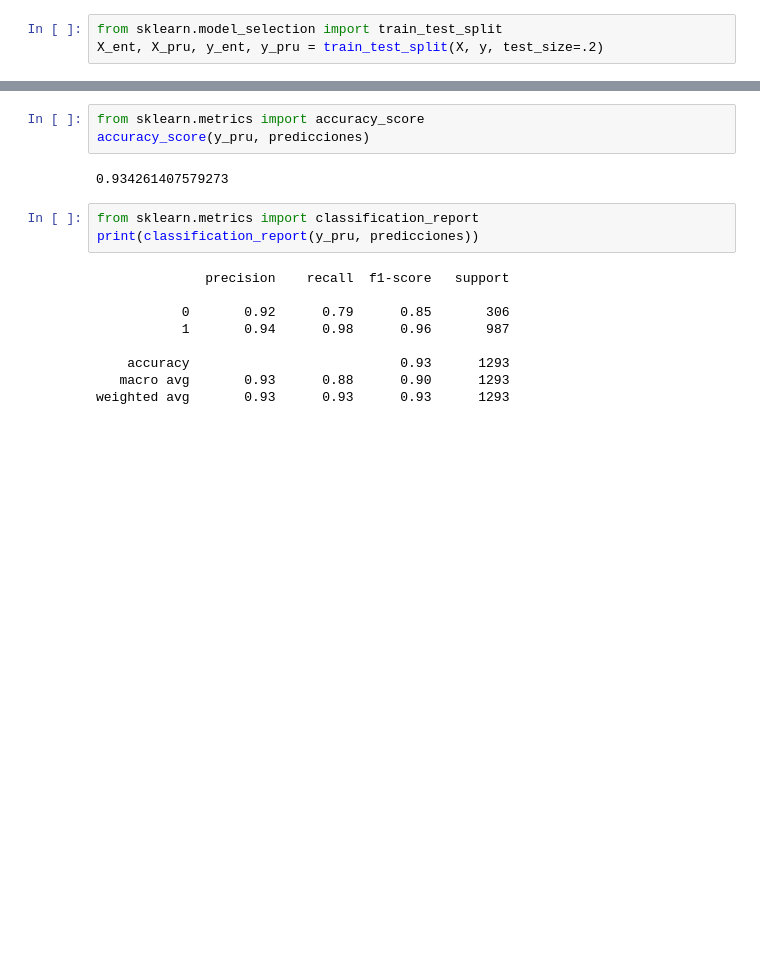
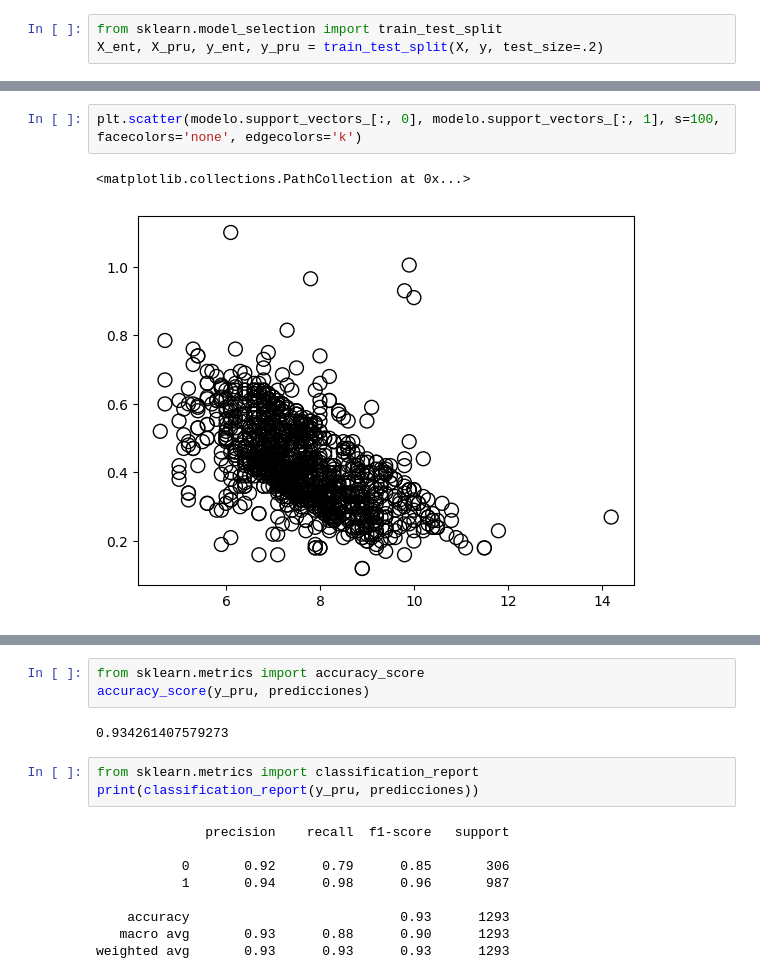
Before and after one commit to coyolxahuqui/Tareas-UIC, a Jupyter notebook: S3MSV.ipynb, the cells around one changed output, grey strips where cells are left out. Drawn from its saved outputs; the diff is of its cells as text; blank space fills up the shorter version.

```diff
--- a/S3MSV.ipynb
+++ b/S3MSV.ipynb
@@ -122,0 +196,5 @@ predicciones = modelo.predict(X_pru)
+# %%
+plt.scatter(modelo.support_vectors_[:, 0], modelo.support_vectors_[:, 1], s=100, facecolors='none', edgecolors='k')
+# %% [output]
+<matplotlib.collections.PathCollection at 0x...>
+[figure, added]
```
Also changed, not shown: parts of 12 cells of this notebook.
